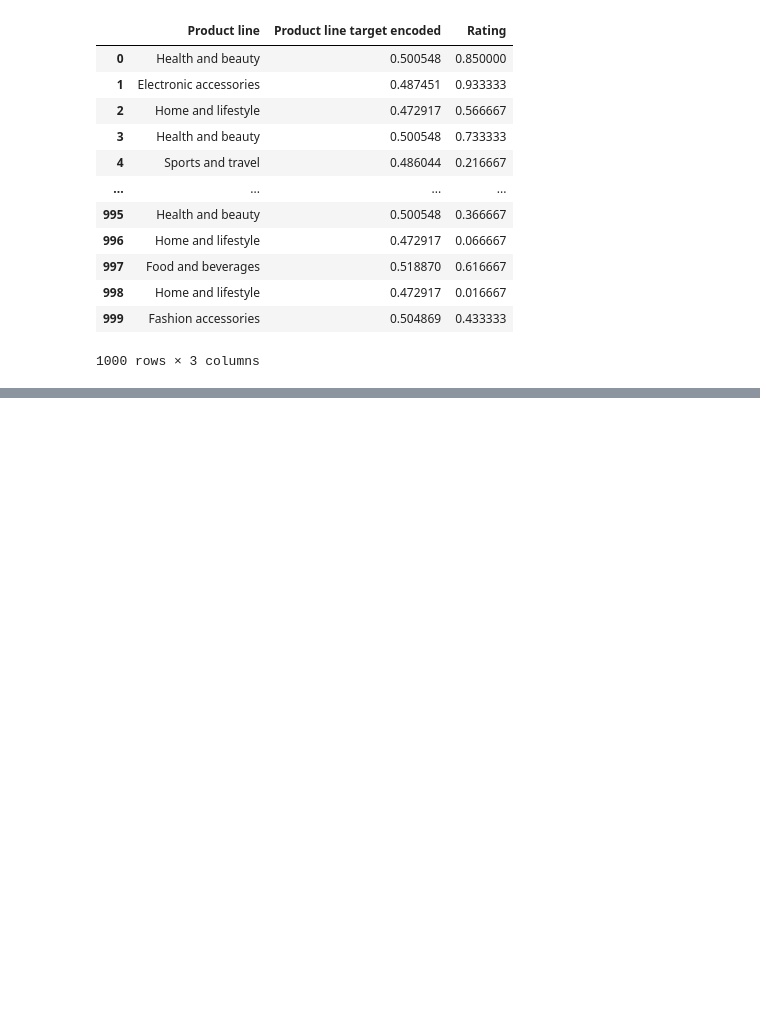
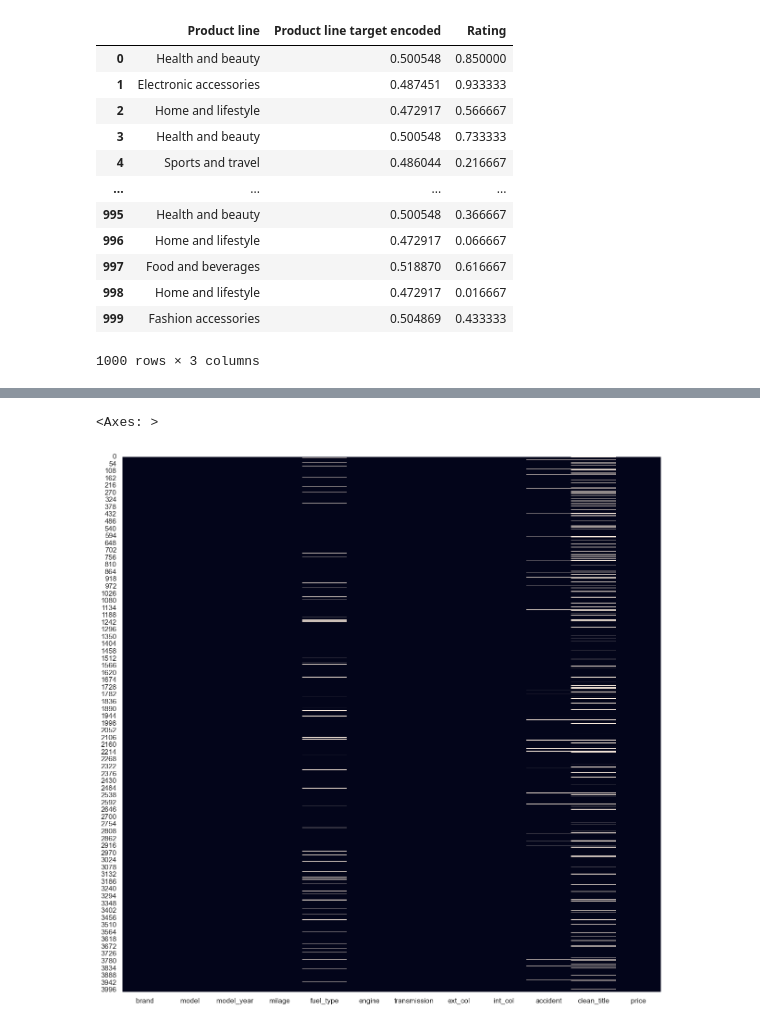
Before and after one commit to crdcamp/ml-learning-linear-regression-feature-engineering, a Jupyter notebook: feature_engineering_intro.ipynb, the cells around one changed output, grey strips where cells are left out. Drawn from its saved outputs; the diff is of its cells as text; code cells hidden in the pictures; blank space fills up the shorter version.

```diff
--- a/feature_engineering_intro.ipynb
+++ b/feature_engineering_intro.ipynb
@@ -280,0 +289,7 @@ df[['Product line', 'Product line target encoded', 'Rating']]
+# %%
+nan_df = pd.read_csv('data/used_cars.csv')
+plt.figure(figsize=(15, 15))
+sns.heatmap(nan_df.isnull(), cbar=False)
+# %% [output]
+<Axes: >
+[figure, added]
```
Also changed, not shown: parts of 10 cells of this notebook.
